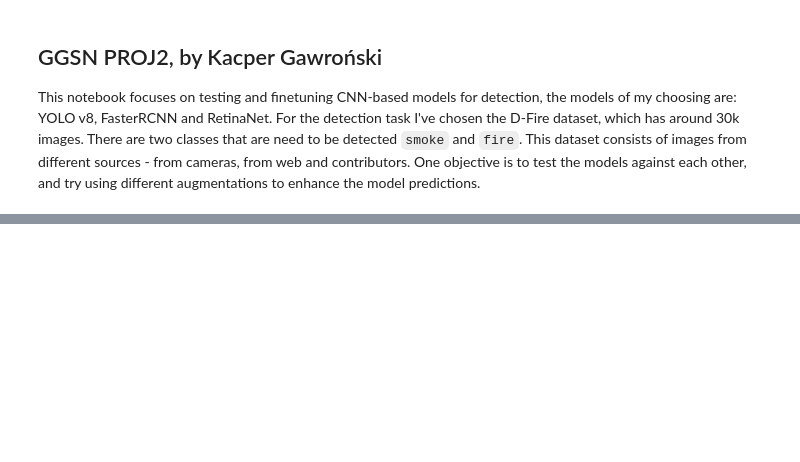
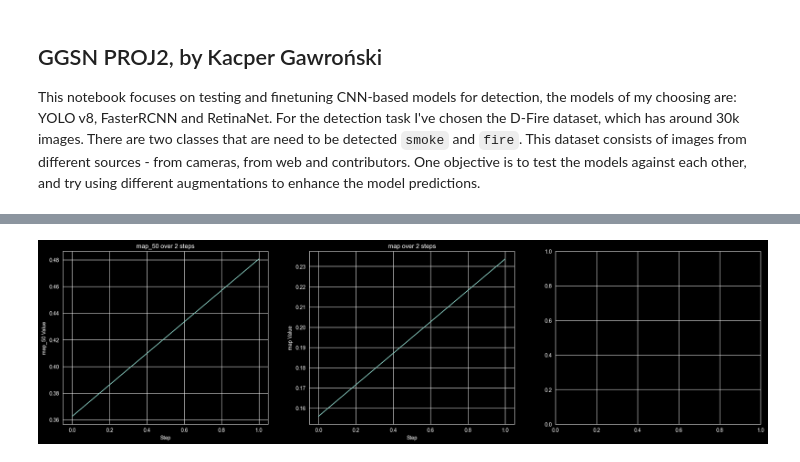
Before and after one commit to Gawronek-8/GGSN-projects, a Jupyter notebook: proj2/proj2_final.ipynb, the cells around one changed output, grey strips where cells are left out. Drawn from its saved outputs; the diff is of its cells as text; code cells hidden in the pictures; blank space fills up the shorter version.

```diff
--- a/proj2/proj2_final.ipynb
+++ b/proj2/proj2_final.ipynb
@@ -587,0 +666,21 @@ def plot_histories(step_name: str, histories: list[ModelHistory], max_img_per_wi
+# %%
+import pandas as pd
+
+csv_path = DATA_DIR / "yolo" / "test" / "results.csv"
+
+df = pd.read_csv(csv_path)
+
+df.columns = df.columns.str.strip()
+
+yolo_history = {
+    'val' : {
+        'map_50': df['metrics/mAP50(B)'].tolist(),
+        'map': df['metrics/mAP50-95(B)'].tolist(),
+    }
+}
+
+yolo_history = ModelHistory.from_dict(yolo_history, "yolo")
+
+plot_history("val", yolo_history)
+# %% [output]
+[figure, added]
```
Also changed, not shown: parts of 34 cells of this notebook.
